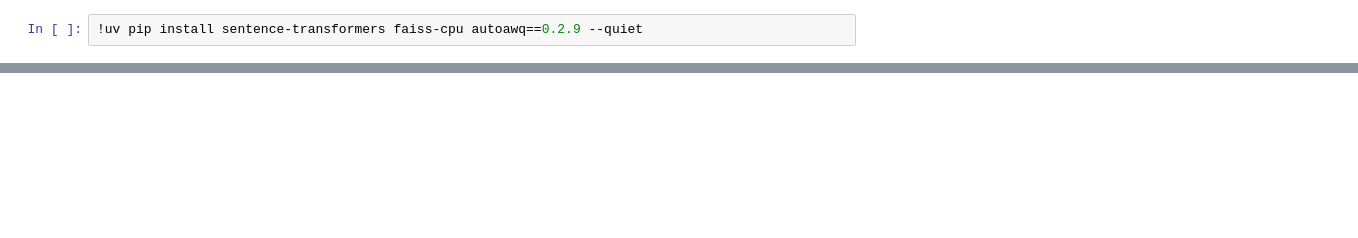
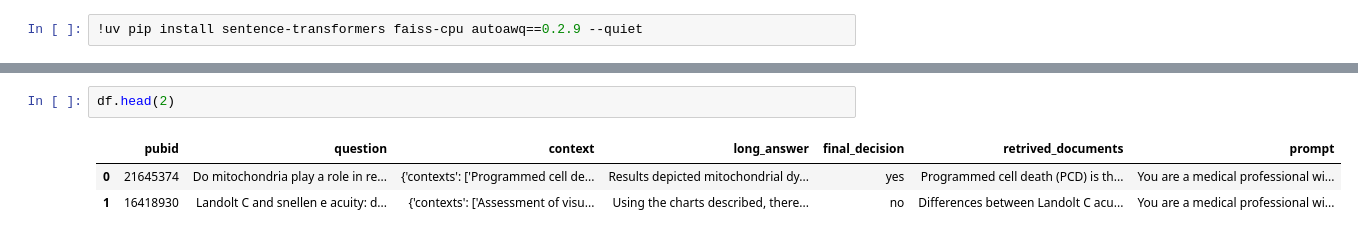
Before and after one commit to DS-VERMA-S/KaggleProjects, a Jupyter notebook: RAG_Solutions/rag-pipeline-for-the-hf-data.ipynb, the cells around one changed output, grey strips where cells are left out. Drawn from its saved outputs; the diff is of its cells as text; blank space fills up the shorter version.

```diff
--- a/RAG_Solutions/rag-pipeline-for-the-hf-data.ipynb
+++ b/RAG_Solutions/rag-pipeline-for-the-hf-data.ipynb
@@ -109,0 +104,6 @@ E0000 00:00:1761458628.523415      72 cuda_blas.cc:1418] Unable to register cuBL
+# %%
+df.head(2)
+# %% [output]
+|  | pubid | question | context | long_answer | final_decision | retrived_documents | prompt |
+| 0 | 21645374 | Do mitochondria play a role in re... | {'contexts': ['Programmed cell de... | Results depicted mitochondrial dy... | yes | Programmed cell death (PCD) is th... | You are a medical professional wi... |
+| 1 | 16418930 | Landolt C and snellen e acuity: d... | {'contexts': ['Assessment of visu... | Using the charts described, there... | no | Differences between Landolt C acu... | You are a medical professional wi... |
```
Also changed, not shown: parts of 7 cells of this notebook.
